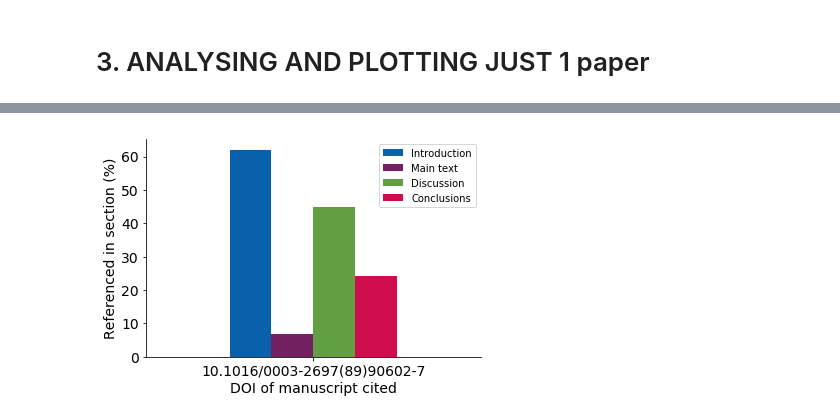
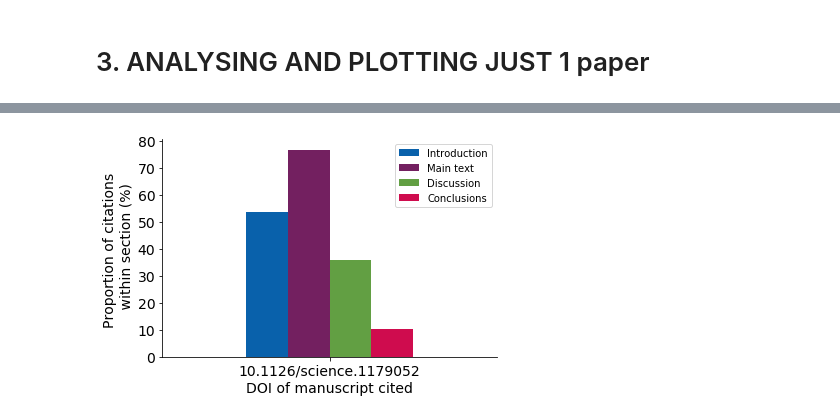
Before and after one commit to elifesciences/citation-context, a Jupyter notebook: analyse_papers.ipynb, the cells around one changed output, grey strips where cells are left out. Drawn from its saved outputs; the diff is of its cells as text; code cells hidden in the pictures.

Commit message:
final version. Problem with normalization of the number of papers cited per section solved

```diff
--- a/analyse_papers.ipynb
+++ b/analyse_papers.ipynb
@@ -257,18 +243,27 @@ if DOI_cited_list_index in range(len(DOI_list)):
 
     df = get_df_analise_section.get_df(DOI, list_articles_citingDOI)
 
+
+
+
     total_papers = df.shape[0]
-    # mask1: sections found
-    #mask1 = (df['introduction_found'] == True) & ((df['discussion_found'] == True) )#| (df['conclusions_found'] == True))
-    # mask2: the reference is found at least in one section
-    mask2 = (df['cited_in_introduction'] == True) | (df['cited_in_maintext'] == True) | (df['conclusions_found'] == True) | df['sentence_citing_conclusions'] == True
 
-    mask = mask2 #mask1 & mask2
+    # mask: the reference is found at least in one section
+    mask = ((df['cited_in_introduction'] == True) |
+             (df['cited_in_maintext'] == True) |
+             (df['cited_in_discussion'] == True) |
+             (df['cited_in_conclusions'] == True)
+            )
 
-    papers_all_sections_found = len(df[mask])
-    print("papers_all_sections_found: ", papers_all_sections_found)
+    print("\nindex in list: " + str(index) + "\t DOI: " + str(DOI) )
+    papers_all_sections_found = df[mask].shape[0]
+    print("Number of papers found citing the DOI:  ", papers_all_sections_found)
+    print("(Taking into account only those in which the code has found a particular section citing)")
 
-    found_in_percentages = (df[mask].select_dtypes(include=['bool']).sum() / papers_all_sections_found).to_dict()
+    found_in_percentages = (df[mask][["cited_in_conclusions",
+                                      "cited_in_discussion",
+                                      "cited_in_introduction",
+                                      "cited_in_maintext"]].sum()/ papers_all_sections_found).to_dict()
 
     pd_citation_hist = pd.DataFrame([{
         'DOI_cited': DOI,
@@ -297,38 +294,39 @@ if DOI_cited_list_index in range(len(DOI_list)):
         .plot(kind='bar', color = ["#0961AB", "#732060", "#629F43", "#CF0C4E"])
     )
 
+
+    plt.ylabel
     plt.xticks(rotation=0, ha ='center', fontsize=14)
     plt.xlabel("DOI of manuscript cited", fontsize=14)
     plt.yticks(rotation=0, ha ='right', fontsize=14)
-    plt.ylabel("Referenced in section (%)", fontsize=14)
-
+    plt.ylabel("Proportion of citations \n within section (%)", fontsize=14)
 
 
     figure.spines["top"].set_visible(False)
     figure.spines["bottom"].set_visible(True)
     figure.spines["right"].set_visible(False)
     figure.spines["left"].set_visible(True)
 
 
     figure.yaxis.set_major_formatter(FuncFormatter(lambda y, _: str(int(y * 100))))
 
     #plt.ylim([0, 1])
     lgd = plt.legend(
         ['Introduction', 'Main text','Discussion', 'Conclusions'],
         #loc='upper right',
         #bbox_to_anchor=(1.013, 1.017),
         #ncol=2
     )
 
 
 
 
     #plt.figure(figsize = (10,10))
 
     plt.savefig(figure_citation_1DOI,
                 bbox_extra_artists=(lgd,),
                 bbox_inches='tight',
                 dpi = 200)
     plt.show()
 # %% [output]
-[figure, old version]
+[figure, new version]
```
Also changed, not shown: parts of 7 cells of this notebook, 6 other files.
